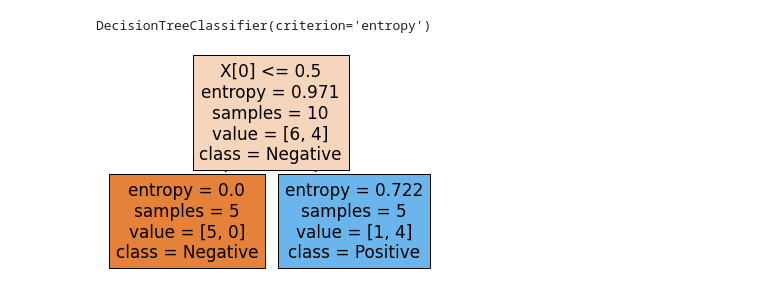
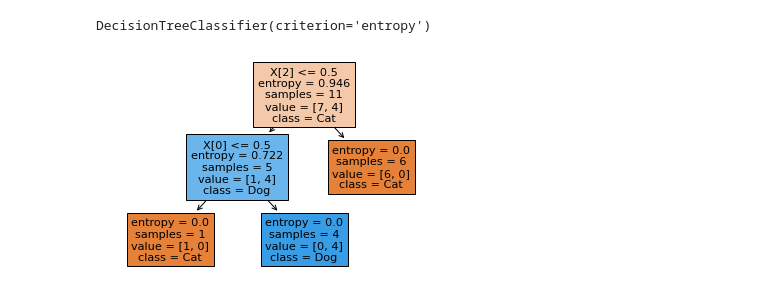
Before and after one commit to maxclabus/DataScience, a Jupyter notebook: Analysis Training/NoteBooks/MachineLearning.ipynb, the cells around one changed output. Cells and saved outputs as stored; diff of their text form; code cells hidden in the pictures.

```diff
--- a/Analysis Training/NoteBooks/MachineLearning.ipynb
+++ b/Analysis Training/NoteBooks/MachineLearning.ipynb
@@ -70,0 +72,2 @@ cats_df.head()
+# %%
+cats_df = cats_df.append({'Шерстист':0 ,"Гавкает":0 , 'Лазает по деревьям':0, 'Вид':'котик'}, ignore_index = True)
@@ -75,14 +93,13 @@ cats_df.fillna(1, inplace = True)
 # %%
 clf_cats = tree.DecisionTreeClassifier(criterion = 'entropy')
 # %%
-X_cats = cats_df[["Гавкает"]]
+X_cats = cats_df[['Шерстист',"Гавкает", 'Лазает по деревьям']]
+Y_cats = cats_df[['Вид']]
-# %%
-Y_cats = cats_df[['Result']]
 # %%
 clf_cats.fit(X_cats, Y_cats)
 # %% [output]
 DecisionTreeClassifier(criterion='entropy')
 # %%
-tree.plot_tree(clf_cats, filled = True, class_names = ['Negative', 'Positive']);
+tree.plot_tree(clf_cats, filled = True, class_names = ['Cat', 'Dog']);
 # %% [output]
-[figure, old version]
+[figure, new version]
```
Also changed, not shown: parts of 3 cells of this notebook.
